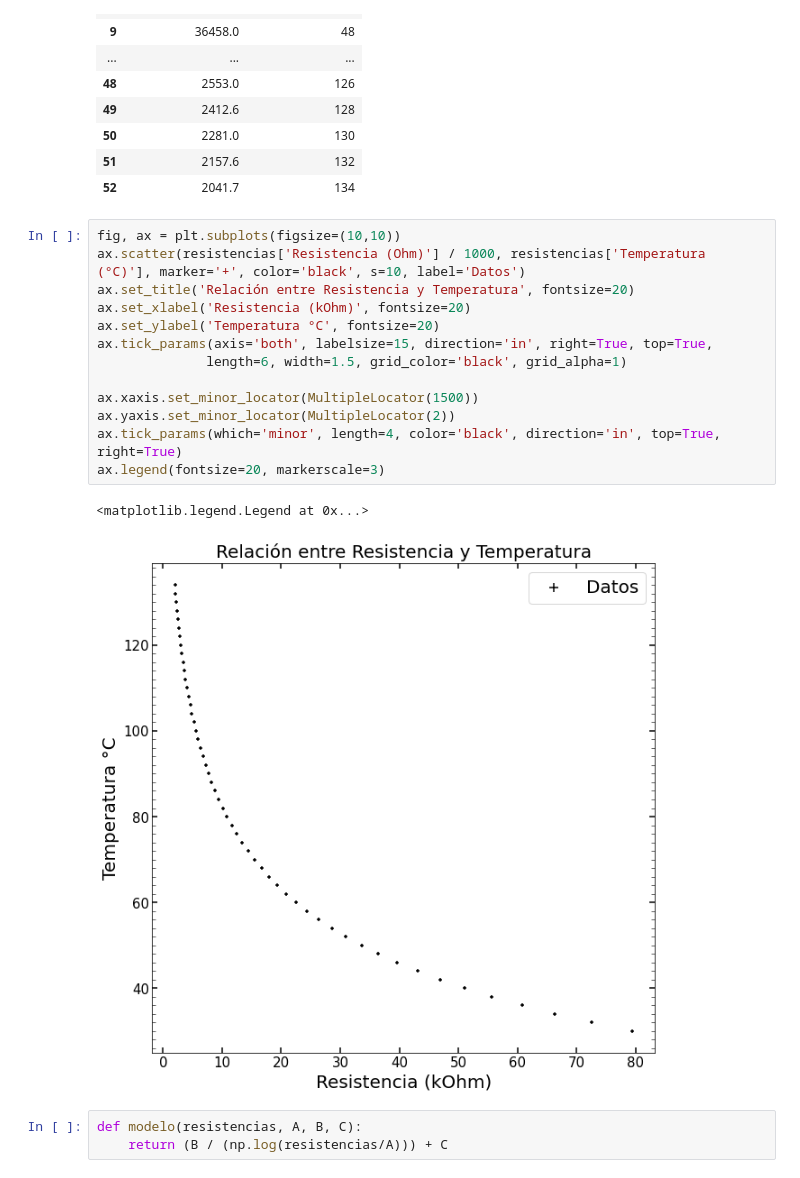
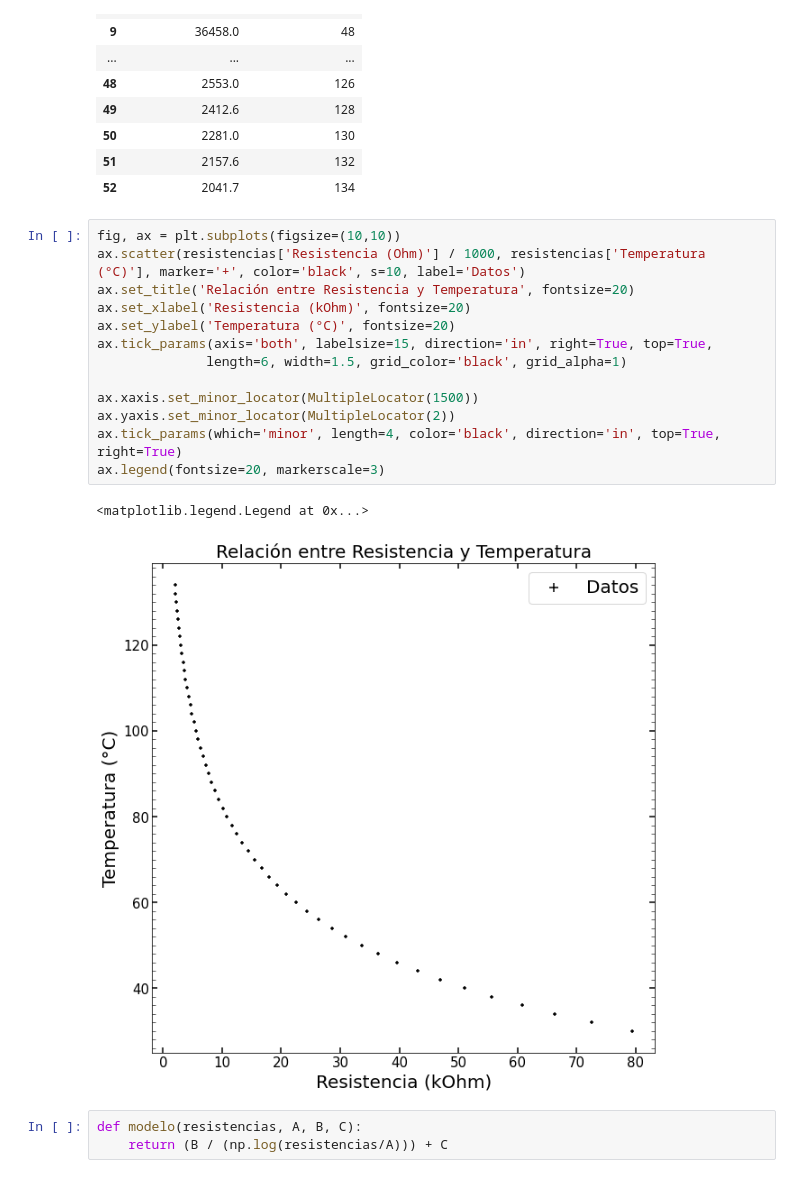
Before and after one commit to ojedarcelo/termocodigos, a Jupyter notebook: Lab5Termo/lab5.ipynb, the cells around one changed output. Cells and saved outputs as stored; diff of their text form.

```diff
--- a/Lab5Termo/lab5.ipynb
+++ b/Lab5Termo/lab5.ipynb
@@ -48,19 +48,19 @@ resistencias
 # %%
 fig, ax = plt.subplots(figsize=(10,10))
 ax.scatter(resistencias['Resistencia (Ohm)'] / 1000, resistencias['Temperatura (°C)'], marker='+', color='black', s=10, label='Datos')
 ax.set_title('Relación entre Resistencia y Temperatura', fontsize=20)
 ax.set_xlabel('Resistencia (kOhm)', fontsize=20)
-ax.set_ylabel('Temperatura °C', fontsize=20)
+ax.set_ylabel('Temperatura (°C)', fontsize=20)
 ax.tick_params(axis='both', labelsize=15, direction='in', right=True, top=True,
               length=6, width=1.5, grid_color='black', grid_alpha=1)
 
 ax.xaxis.set_minor_locator(MultipleLocator(1500))
 ax.yaxis.set_minor_locator(MultipleLocator(2))
 ax.tick_params(which='minor', length=4, color='black', direction='in', top=True, right=True)
 ax.legend(fontsize=20, markerscale=3)
 # %% [output]
 <matplotlib.legend.Legend at 0x...>
-[figure, old version]
+[figure, new version]
 # %%
 def modelo(resistencias, A, B, C):
     return (B / (np.log(resistencias/A))) + C
```
